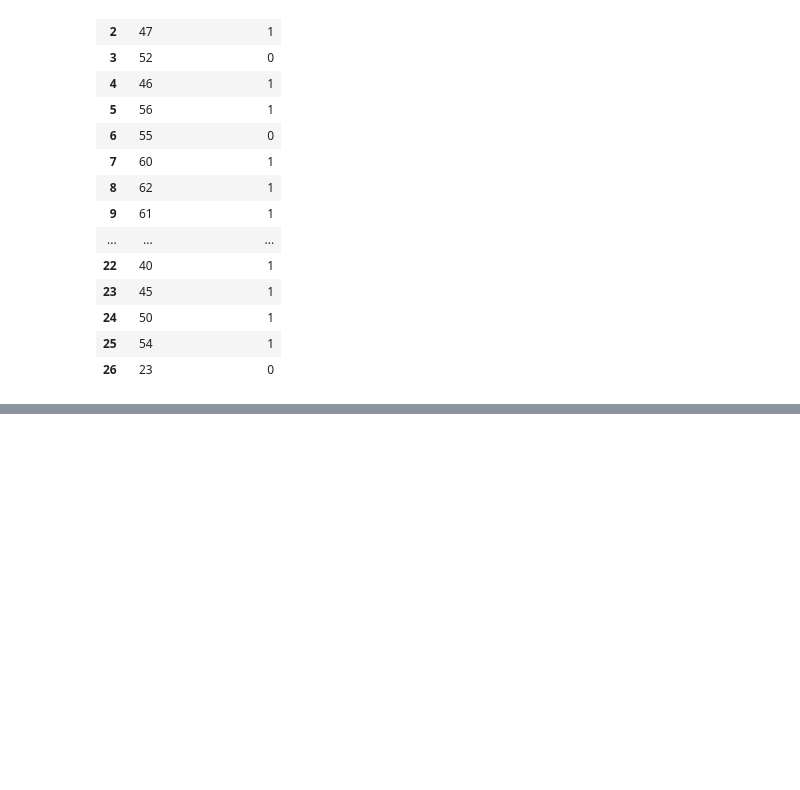
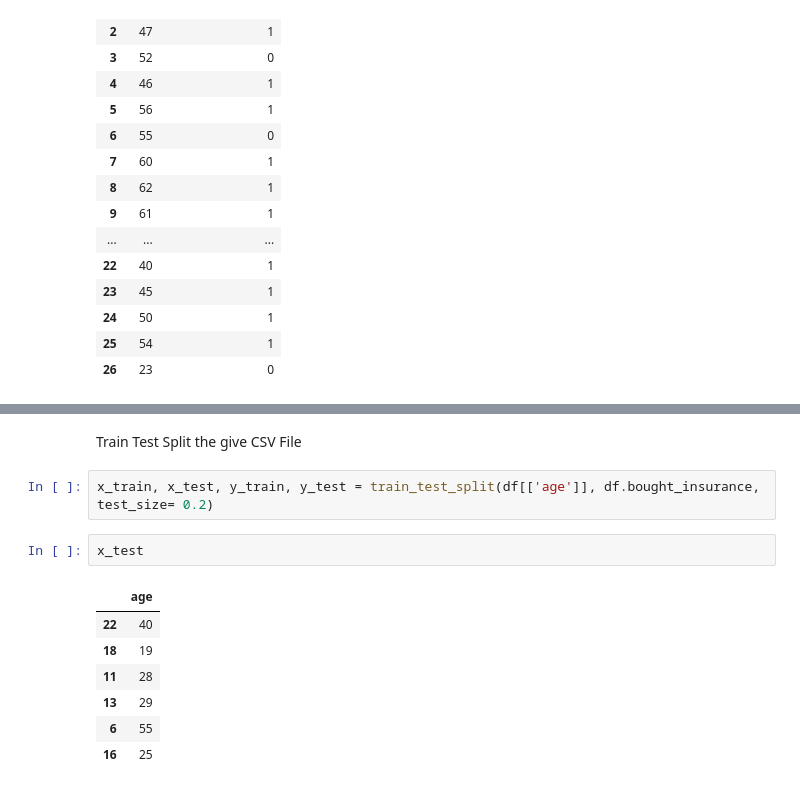
Before and after one commit to BhardwajAbhay/ML_AND_Google_Colab, a Jupyter notebook: 04_Google_Colab(ML)/9insurance.ipynb, the cells around one changed output, grey strips where cells are left out. Drawn from its saved outputs; the diff is of its cells as text; blank space fills up the shorter version.

```diff
--- a/04_Google_Colab(ML)/9insurance.ipynb
+++ b/04_Google_Colab(ML)/9insurance.ipynb
@@ -37,0 +40,14 @@ AttributeError: module 'matplotlib' has no attribute 'scatter'
+# %% [markdown]
+Train Test Split the give CSV File
+# %%
+x_train, x_test, y_train, y_test = train_test_split(df[['age']], df.bought_insurance, test_size= 0.2)
+# %%
+x_test
+# %% [output]
+|  | age |
+| 22 | 40 |
+| 18 | 19 |
+| 11 | 28 |
+| 13 | 29 |
+| 6 | 55 |
+| 16 | 25 |
```
Also changed, not shown: parts of 8 cells of this notebook, 9 other files.
